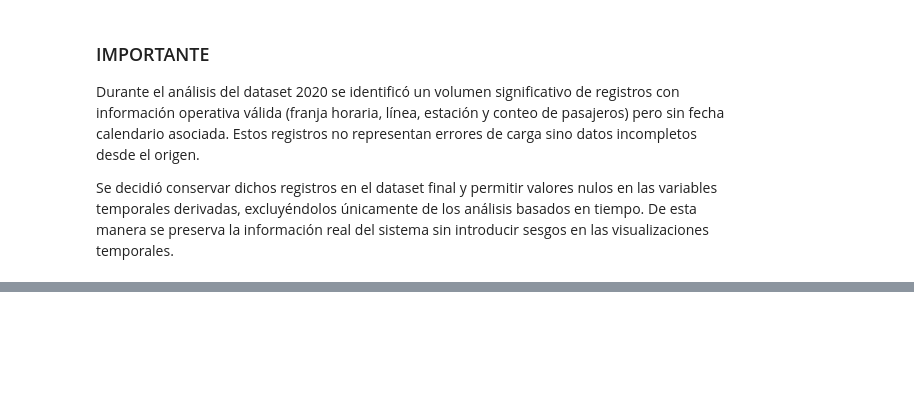
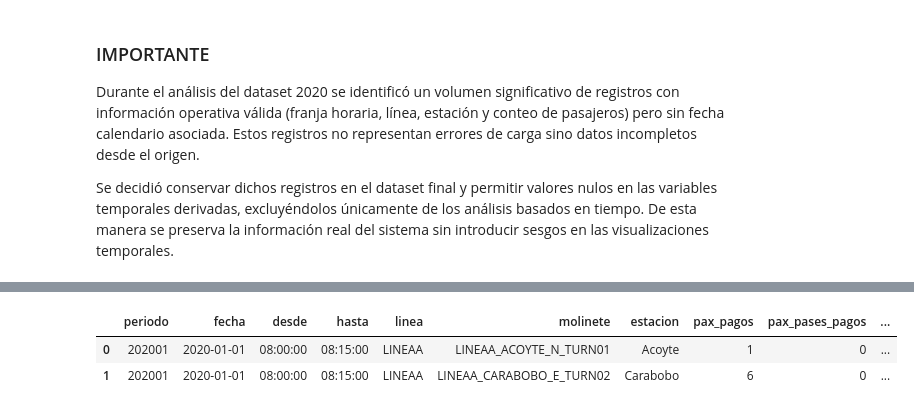
Before and after one commit to martuwilson/data-digital-house, a Jupyter notebook: notebooks/etl20.ipynb, the cells around one changed output, grey strips where cells are left out. Saved outputs shown, nothing was run; the diff lists cells and outputs as text; code cells hidden in the pictures; blank space fills up the shorter version.

Commit message:
logica inversa al 2019 para fecha y periodos

```diff
--- a/notebooks/etl20.ipynb
+++ b/notebooks/etl20.ipynb
@@ -284,0 +291,11 @@ df_2019_clean.head(3)
+# %%
+df_2020["periodo"] = (
+    df_2020["fecha"].str.slice(0, 4).astype("Int32") * 100 +
+    df_2020["fecha"].str.slice(5, 7).astype("Int8")
+)
+# %%
+df_2020.head(2)
+# %% [output]
+|  | periodo | fecha | desde | hasta | linea | molinete | estacion | pax_pagos | pax_pases_pagos | ... |
+| 0 | 202001 | 2020-01-01 | 08:00:00 | 08:15:00 | LINEAA | LINEAA_ACOYTE_N_TURN01 | Acoyte | 1 | 0 | ... |
+| 1 | 202001 | 2020-01-01 | 08:00:00 | 08:15:00 | LINEAA | LINEAA_CARABOBO_E_TURN02 | Carabobo | 6 | 0 | ... |
```
Also changed, not shown: parts of 1 cell of this notebook.
